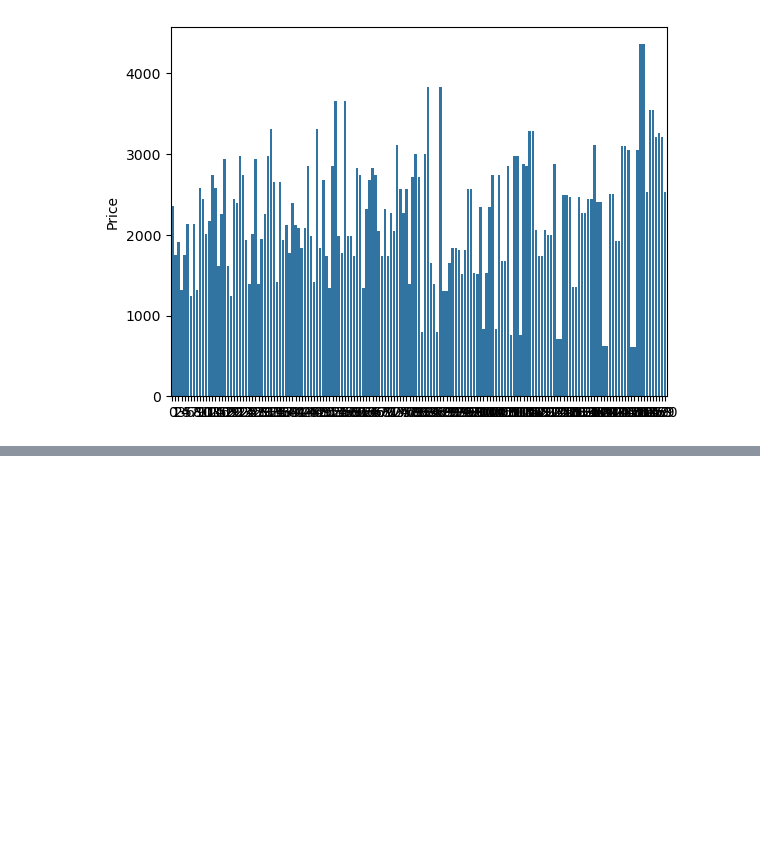
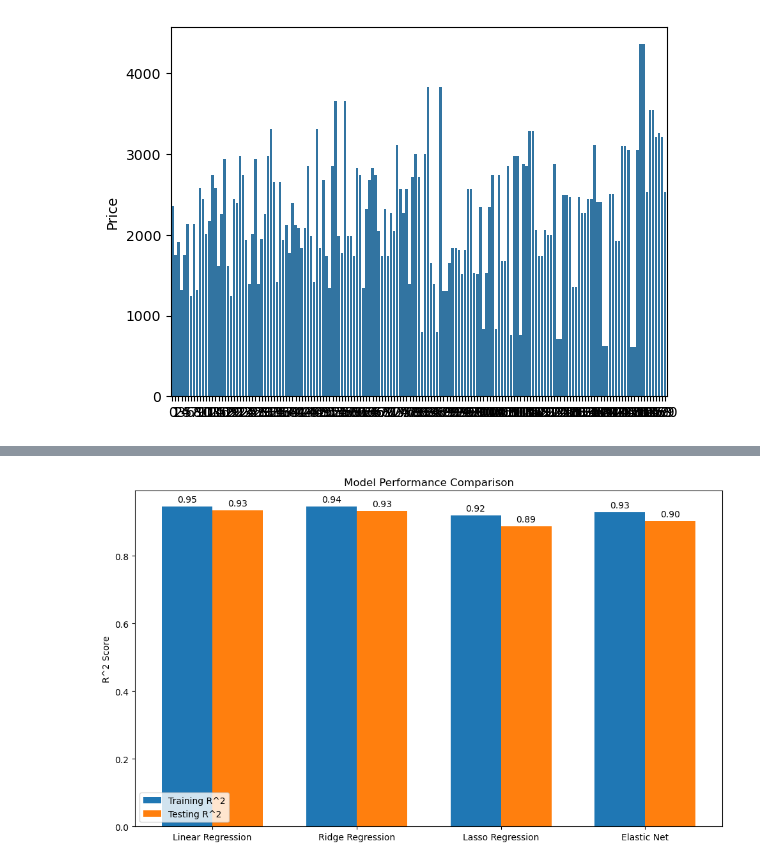
Before and after one commit to sumit11007/mobileprediction, a Jupyter notebook: notebook_main.ipynb, the cells around one changed output, grey strips where cells are left out. Saved outputs shown, nothing was run; the diff lists cells and outputs as text; code cells hidden in the pictures; blank space fills up the shorter version.

```diff
--- a/notebook_main.ipynb
+++ b/notebook_main.ipynb
@@ -118,0 +176,20 @@ Columns to transform (|skew| > 0.75): ['Sale', 'weight', 'resoloution', 'interna
+# %%
+# do feature scaling if required
+# Example: Using PowerTransformer for scaling
+scaler = PowerTransformer()
+df[num_cols] = scaler.fit_transform(df[num_cols])
+# %%
+# v. Create a ML model to predict the price of the phone based on the specifications given.
+X = df.drop('Price', axis=1)
+y = df['Price']
+X_train, X_test, y_train, y_test = train_test_split(X, y, test_size=0.2, random_state=42)
+model = LinearRegression()
+model.fit(X_train, y_train)
+y_pred = model.predict(X_test)
+mse = mean_squared_error(y_test, y_pred)
+r2 = r2_score(y_test, y_pred)
+print(f'Mean Squared Error: {mse}')
+print(f'R^2 Score: {r2}')
+# MSE measures how far predictions are from actual values.
+# R^2 indicates the proportion of variance explained by the model.
+# as per the result the model is performing well
@@ -118,0 +240,52 @@ Columns to transform (|skew| > 0.75): ['Sale', 'weight', 'resoloution', 'interna
+# %%
+#vii.Compare the performance metrics of training dataset and testing dataset for
+#  all the different algorithms used (Linear/Ridge/Lasso/ElasticNet)
+models = {
+    'Linear Regression': model,
+    'Ridge Regression': ridge_model,
+    'Lasso Regression': lasso_model,
+    'Elastic Net': elastic_model
+}
+for name, mdl in models.items():
+    y_train_pred = mdl.predict(X_train)
+    y_test_pred = mdl.predict(X_test)
+    train_mse = mean_squared_error(y_train, y_train_pred)
+    test_mse = mean_squared_error(y_test, y_test_pred)
+    train_r2 = r2_score(y_train, y_train_pred)
+    test_r2 = r2_score(y_test, y_test_pred)
+    print(f'\n{name} Performance:')
+    print(f'Training MSE: {train_mse}, R^2: {train_r2}')
+    print(f'Testing MSE: {test_mse}, R^2: {test_r2}')
+# Linear Regression is performing the best among all models with good generalization.
+#Linear Regression is the best model for this dataset, and regularization is not required.
+# lets show the result using visualization
+model_names = list(models.keys())
+train_r2_scores = []
+test_r2_scores = []
+for mdl in models.values():
+    y_train_pred = mdl.predict(X_train)
+    y_test_pred = mdl.predict(X_test)
+    train_r2_scores.append(r2_score(y_train, y_train_pred))
+    test_r2_scores.append(r2_score(y_test, y_test_pred))
+x = np.arange(len(model_names))
+width = 0.35
+fig, ax = plt.subplots(figsize=(10, 6))
+bars1 = ax.bar(x - width/2, train_r2_scores, width, label
+='Training R^2')
+bars2 = ax.bar(x + width/2, test_r2_scores, width, label
+='Testing R^2')
+ax.set_ylabel('R^2 Score')
+ax.set_title('Model Performance Comparison')
+ax.set_xticks(x)
+ax.set_xticklabels(model_names)
+ax.legend()
+for bar in bars1 + bars2:
+    height = bar.get_height()
+    ax.annotate(f'{height:.2f}',
+                xy=(bar.get_x() + bar.get_width() / 2, height),
+                xytext=(0, 3),
+                textcoords="offset points",
+                ha='center', va='bottom')
+plt.tight_layout()
+plt.show()
+# %% [output]
@@ -118,0 +307 @@ Columns to transform (|skew| > 0.75): ['Sale', 'weight', 'resoloution', 'interna
+[figure, added]
```
Also changed, not shown: parts of 9 cells of this notebook.
